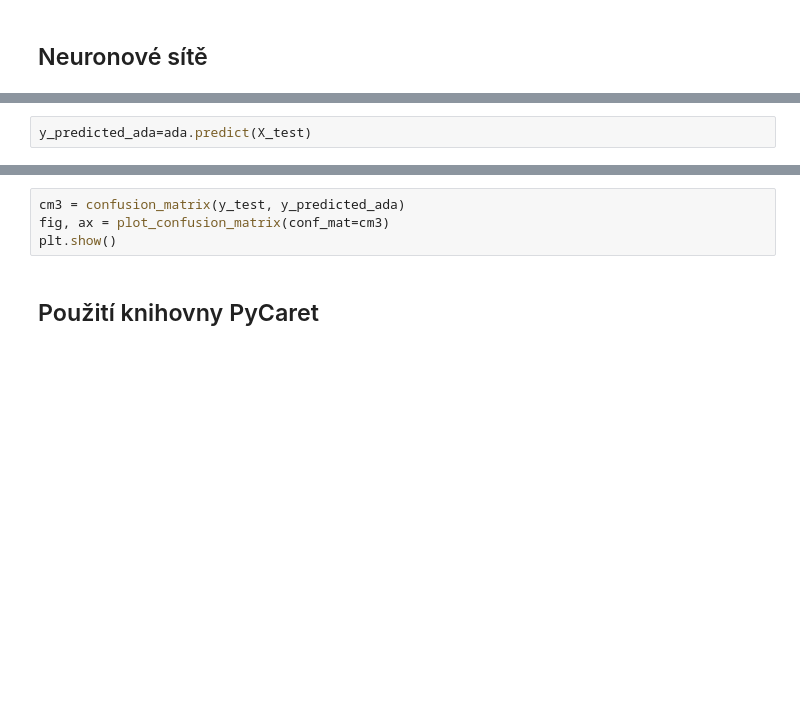
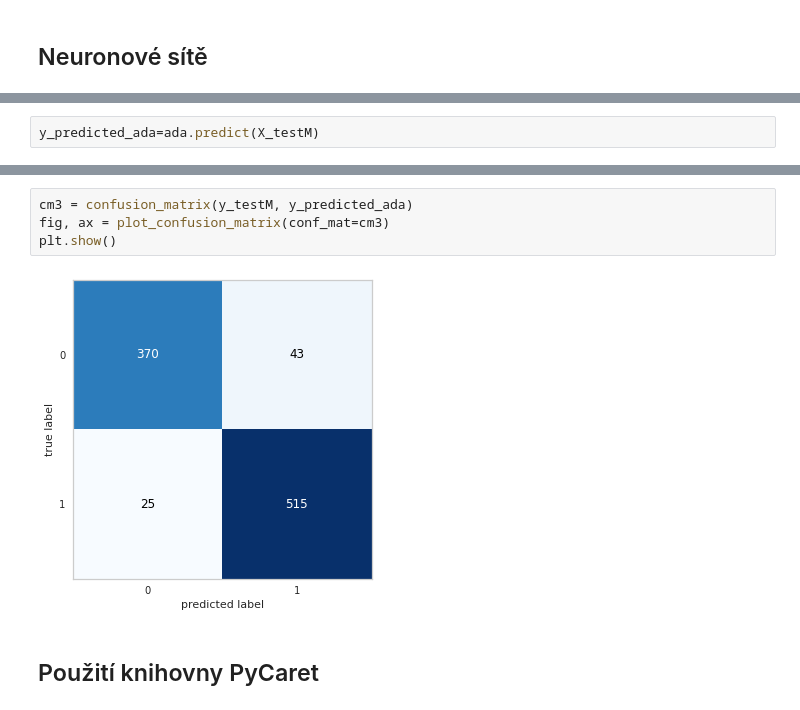
Before and after one commit to mgrossu/dataminator, a Jupyter notebook: klasifikace-experiment.ipynb, the cells around one changed output, grey strips where cells are left out. Cells and saved outputs as stored; diff of their text form; blank space fills up the shorter version.

```diff
--- a/klasifikace-experiment.ipynb
+++ b/klasifikace-experiment.ipynb
@@ -316,3 +334,3 @@ LinAlgError: Singular matrix
 # %%
-y_predicted_ada=ada.predict(X_test)
+y_predicted_ada=ada.predict(X_testM)
 # %%
@@ -320,7 +340,9 @@ accuracy_score(y_test, y_predicted_ada)
 # %%
-cm3 = confusion_matrix(y_test, y_predicted_ada)
+cm3 = confusion_matrix(y_testM, y_predicted_ada)
 fig, ax = plot_confusion_matrix(conf_mat=cm3)
 plt.show()
+# %% [output]
+[figure, added]
 # %% [markdown]
 ## Použití knihovny PyCaret
 # %%
```
Also changed, not shown: parts of 43 cells of this notebook.
